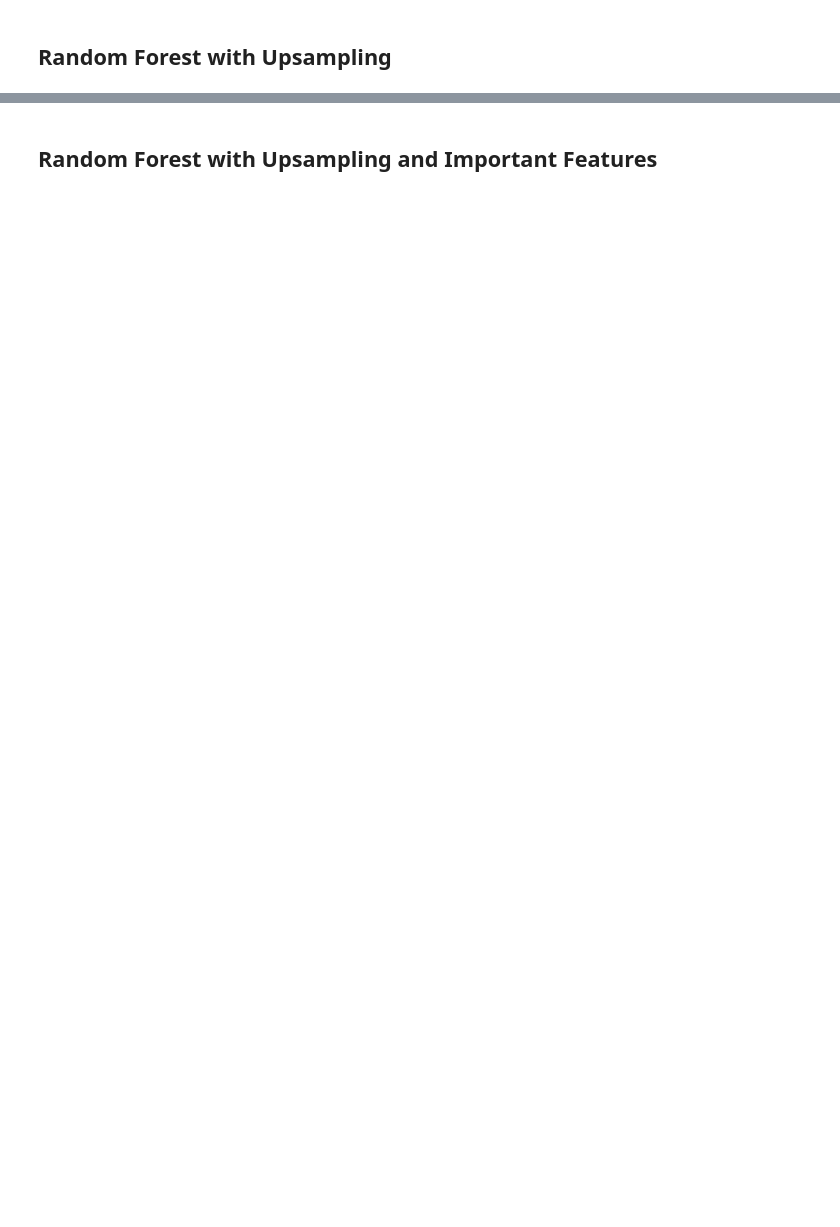
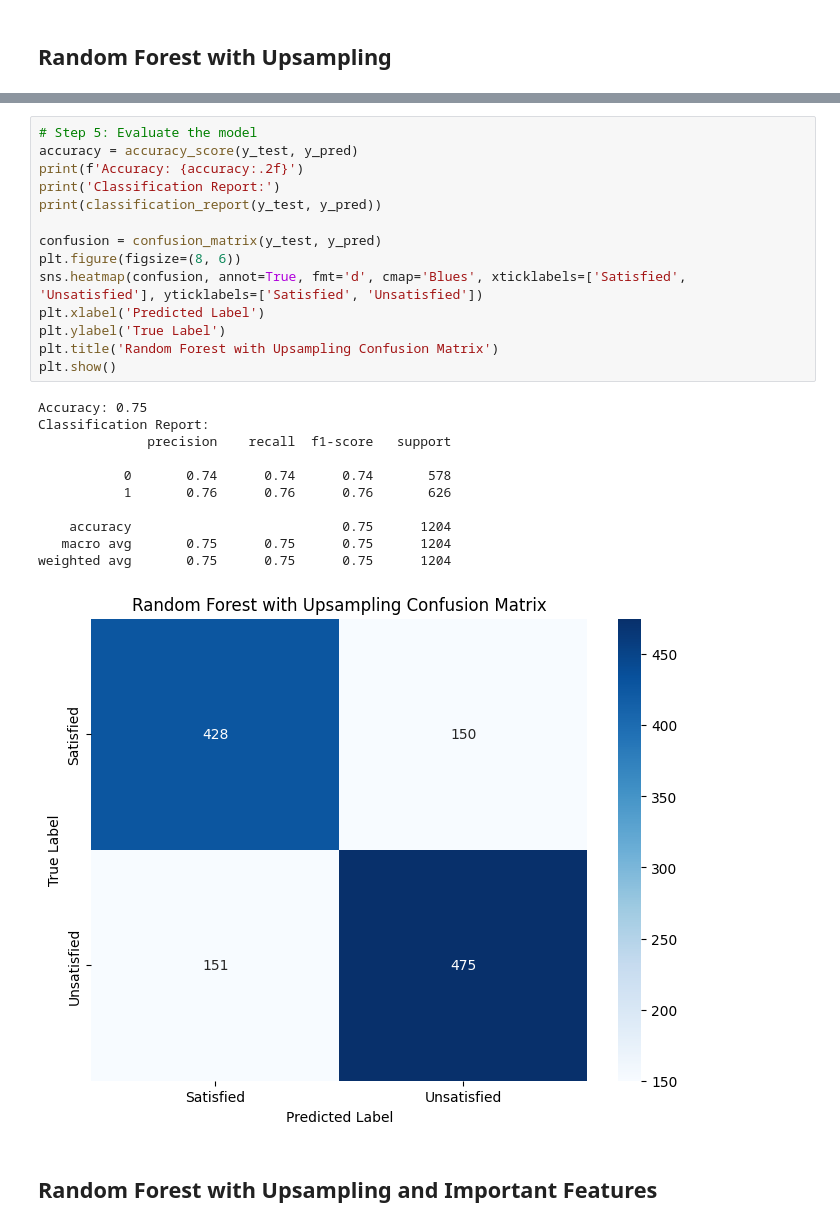
Before and after one commit to NoMoreNotions/PHYS_247_Project_1, a Jupyter notebook: Santander_Bank_Customer_Satisfaction_NB.ipynb, the cells around one changed output, grey strips where cells are left out. Drawn from its saved outputs; the diff is of its cells as text; blank space fills up the shorter version.

```diff
--- a/Santander_Bank_Customer_Satisfaction_NB.ipynb
+++ b/Santander_Bank_Customer_Satisfaction_NB.ipynb
@@ -354,3 +334,29 @@ weighted avg       0.75      0.75      0.75      1204
+# %%
+# Step 5: Evaluate the model
+accuracy = accuracy_score(y_test, y_pred)
+print(f'Accuracy: {accuracy:.2f}')
+print('Classification Report:')
+print(classification_report(y_test, y_pred))
+
+confusion = confusion_matrix(y_test, y_pred)
+plt.figure(figsize=(8, 6))
+sns.heatmap(confusion, annot=True, fmt='d', cmap='Blues', xticklabels=['Satisfied', 'Unsatisfied'], yticklabels=['Satisfied', 'Unsatisfied'])
+plt.xlabel('Predicted Label')
+plt.ylabel('True Label')
+plt.title('Random Forest with Upsampling Confusion Matrix')
+plt.show()
+# %% [output]
+Accuracy: 0.75
+Classification Report:
+              precision    recall  f1-score   support
+
+           0       0.74      0.74      0.74       578
+           1       0.76      0.76      0.76       626
+
+    accuracy                           0.75      1204
+   macro avg       0.75      0.75      0.75      1204
+weighted avg       0.75      0.75      0.75      1204
+[figure, added]
 # %% [markdown]
 ## Random Forest with Upsampling and Important Features
 # %%
```
Also changed, not shown: parts of 10 cells of this notebook.
